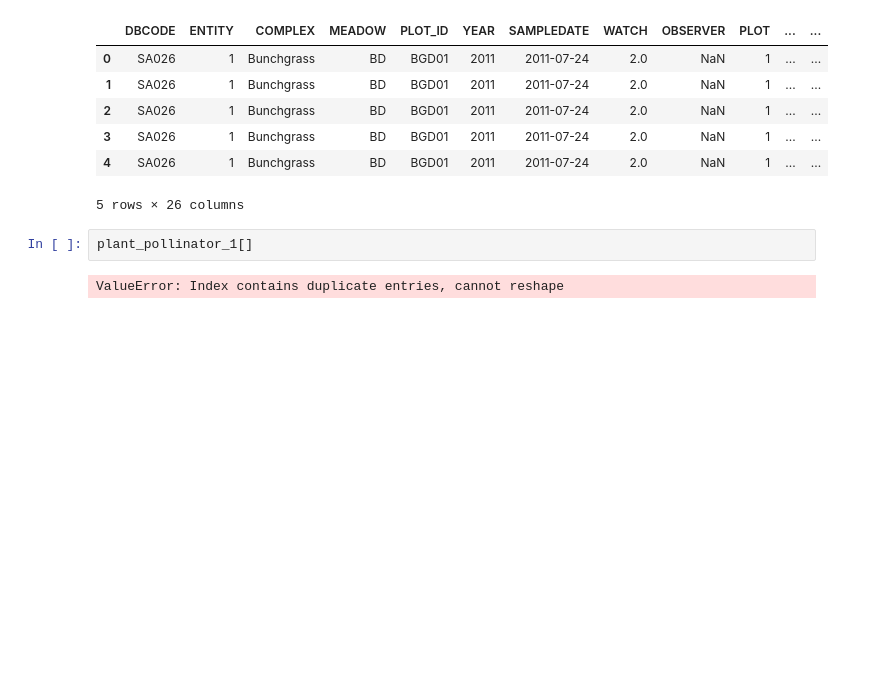
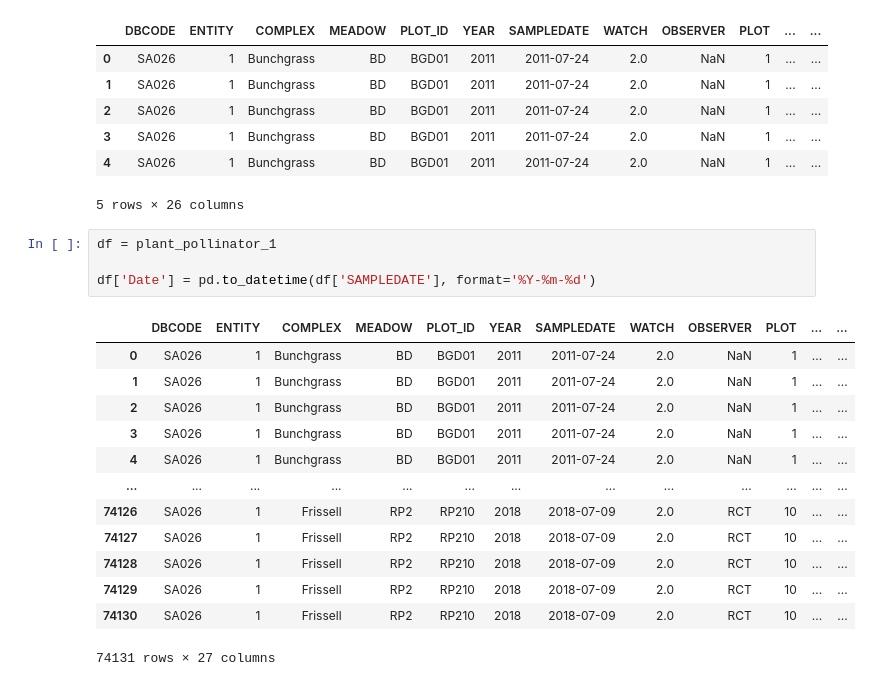
Before and after one commit to Emman-Lopez-Oso/DC200_GradProj, a Jupyter notebook: EDA.ipynb, the cells around one changed output. Cells and saved outputs as stored; diff of their text form; blank space fills up the shorter version.

```diff
--- a/EDA.ipynb
+++ b/EDA.ipynb
@@ -124,7 +125,21 @@ plant_pollinator_1.head()
 | 3 | SA026 | 1 | Bunchgrass | BD | BGD01 | 2011 | 2011-07-24 | 2.0 | NaN | 1 | ... | ... |
 | 4 | SA026 | 1 | Bunchgrass | BD | BGD01 | 2011 | 2011-07-24 | 2.0 | NaN | 1 | ... | ... |
 5 rows × 26 columns
-# %%
-plant_pollinator_1[]
-# %% [output]
-ValueError: Index contains duplicate entries, cannot reshape
+# %%
+df = plant_pollinator_1
+
+df['Date'] = pd.to_datetime(df['SAMPLEDATE'], format='%Y-%m-%d')
+# %% [output]
+|  | DBCODE | ENTITY | COMPLEX | MEADOW | PLOT_ID | YEAR | SAMPLEDATE | WATCH | OBSERVER | PLOT | ... | ... |
+| 0 | SA026 | 1 | Bunchgrass | BD | BGD01 | 2011 | 2011-07-24 | 2.0 | NaN | 1 | ... | ... |
+| 1 | SA026 | 1 | Bunchgrass | BD | BGD01 | 2011 | 2011-07-24 | 2.0 | NaN | 1 | ... | ... |
+| 2 | SA026 | 1 | Bunchgrass | BD | BGD01 | 2011 | 2011-07-24 | 2.0 | NaN | 1 | ... | ... |
+| 3 | SA026 | 1 | Bunchgrass | BD | BGD01 | 2011 | 2011-07-24 | 2.0 | NaN | 1 | ... | ... |
+| 4 | SA026 | 1 | Bunchgrass | BD | BGD01 | 2011 | 2011-07-24 | 2.0 | NaN | 1 | ... | ... |
+| ... | ... | ... | ... | ... | ... | ... | ... | ... | ... | ... | ... | ... |
+| 74126 | SA026 | 1 | Frissell | RP2 | RP210 | 2018 | 2018-07-09 | 2.0 | RCT | 10 | ... | ... |
+| 74127 | SA026 | 1 | Frissell | RP2 | RP210 | 2018 | 2018-07-09 | 2.0 | RCT | 10 | ... | ... |
+| 74128 | SA026 | 1 | Frissell | RP2 | RP210 | 2018 | 2018-07-09 | 2.0 | RCT | 10 | ... | ... |
+| 74129 | SA026 | 1 | Frissell | RP2 | RP210 | 2018 | 2018-07-09 | 2.0 | RCT | 10 | ... | ... |
+| 74130 | SA026 | 1 | Frissell | RP2 | RP210 | 2018 | 2018-07-09 | 2.0 | RCT | 10 | ... | ... |
+74131 rows × 27 columns
```
Also changed, not shown: parts of 10 cells of this notebook.
